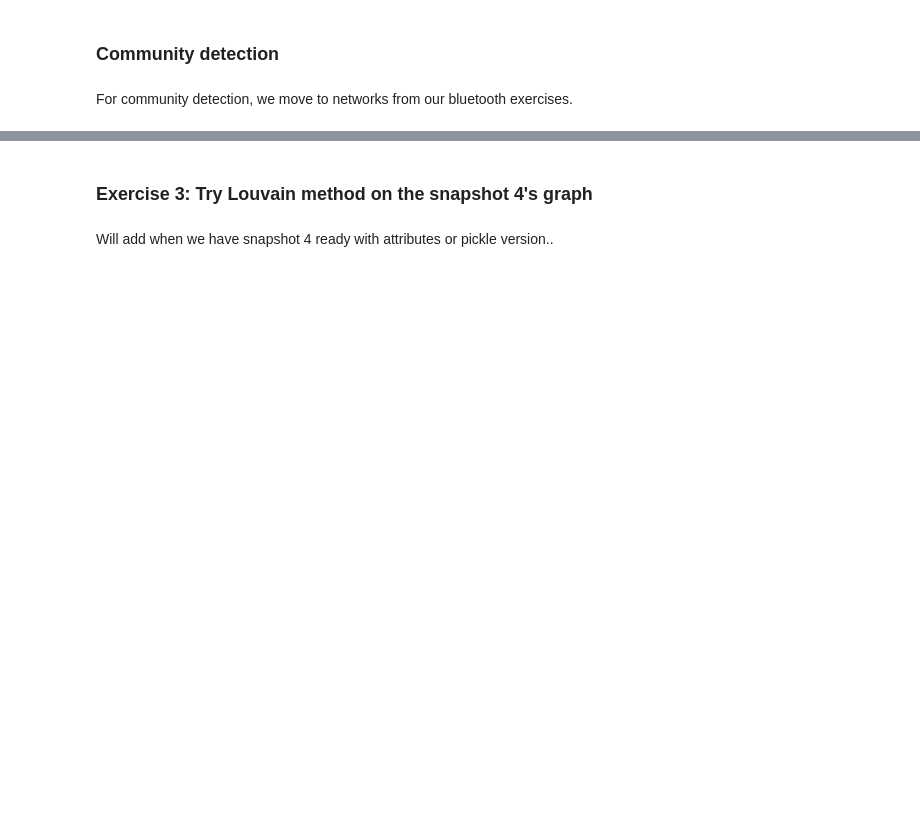
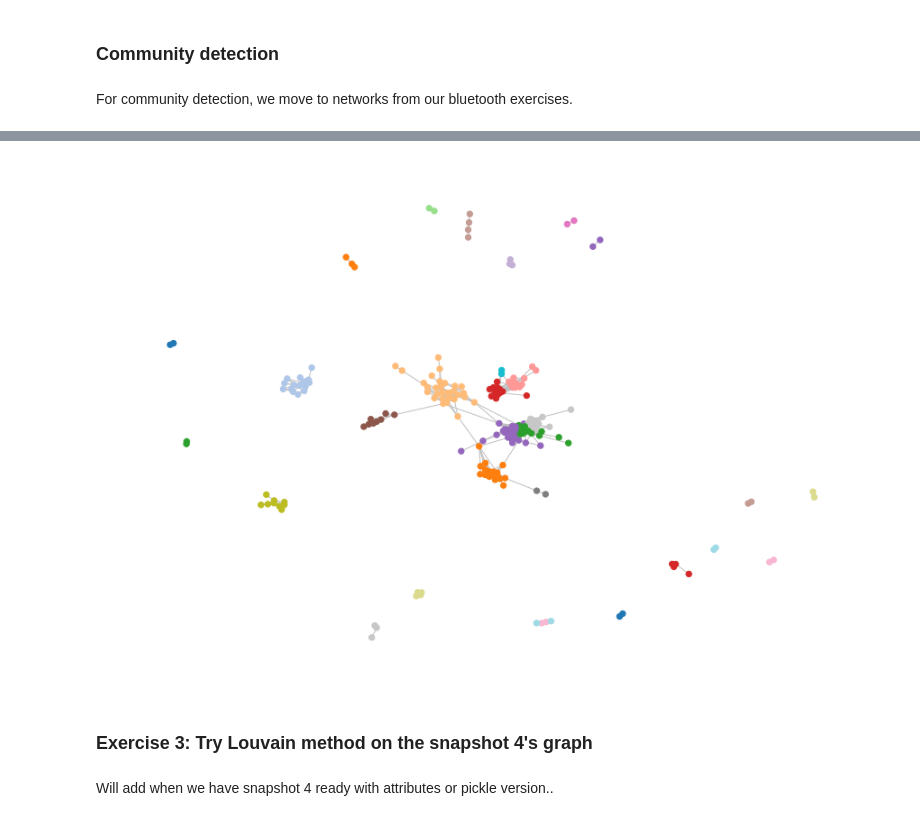
Before and after one commit to socialcomquant/css_methods_python_workshop, a Jupyter notebook: workshop2/2_network_analysis_solution.ipynb, the cells around one changed output, grey strips where cells are left out. Saved outputs shown, nothing was run; the diff lists cells and outputs as text; code cells hidden in the pictures; blank space fills up the shorter version.

```diff
--- a/workshop2/2_network_analysis_solution.ipynb
+++ b/workshop2/2_network_analysis_solution.ipynb
@@ -176,3 +241,15 @@ nx.draw(
+# %%
+community_id = [get_partition(louvain_snapshot1)[node] for node in G_bt_snapshot1.nodes()]
+pos = nx.spring_layout(G_bt_snapshot1)
+
+fig = plt.figure(figsize=(12,8))
+nx.draw(G_bt_snapshot1, pos, edge_color = ['silver'] * len(G_bt_snapshot1.edges()),
+        cmap = plt.cm.tab20, node_color = community_id, node_size = 40)
+
+plt.savefig('./results/G_bt_snapshot1_lighter_colors.png')
+plt.savefig('./results/G_bt_snapshot1_lighter_colors.pdf')
+# %% [output]
+[figure, added]
 # %% [markdown]
 ### Exercise 3: Try Louvain method on the snapshot 4's graph
 # %% [markdown]
```
Also changed, not shown: parts of 41 cells of this notebook.
